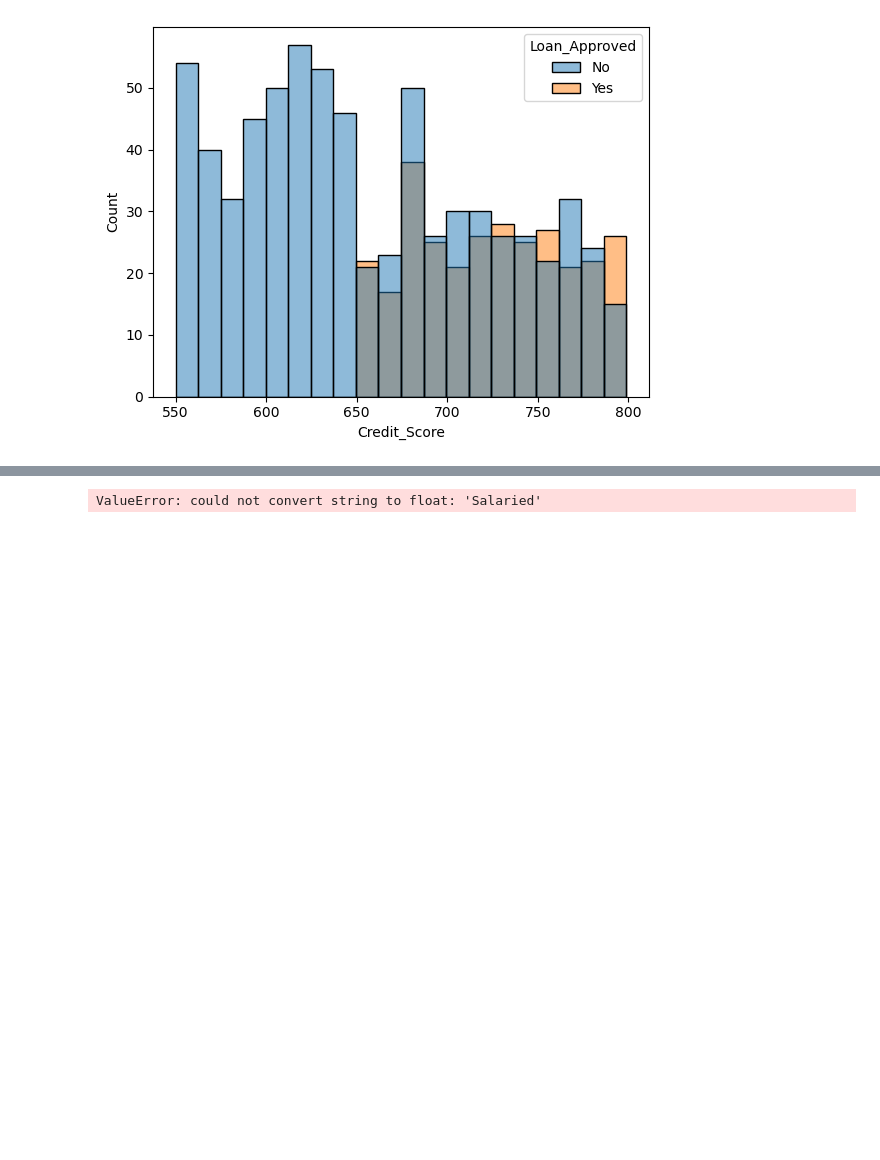
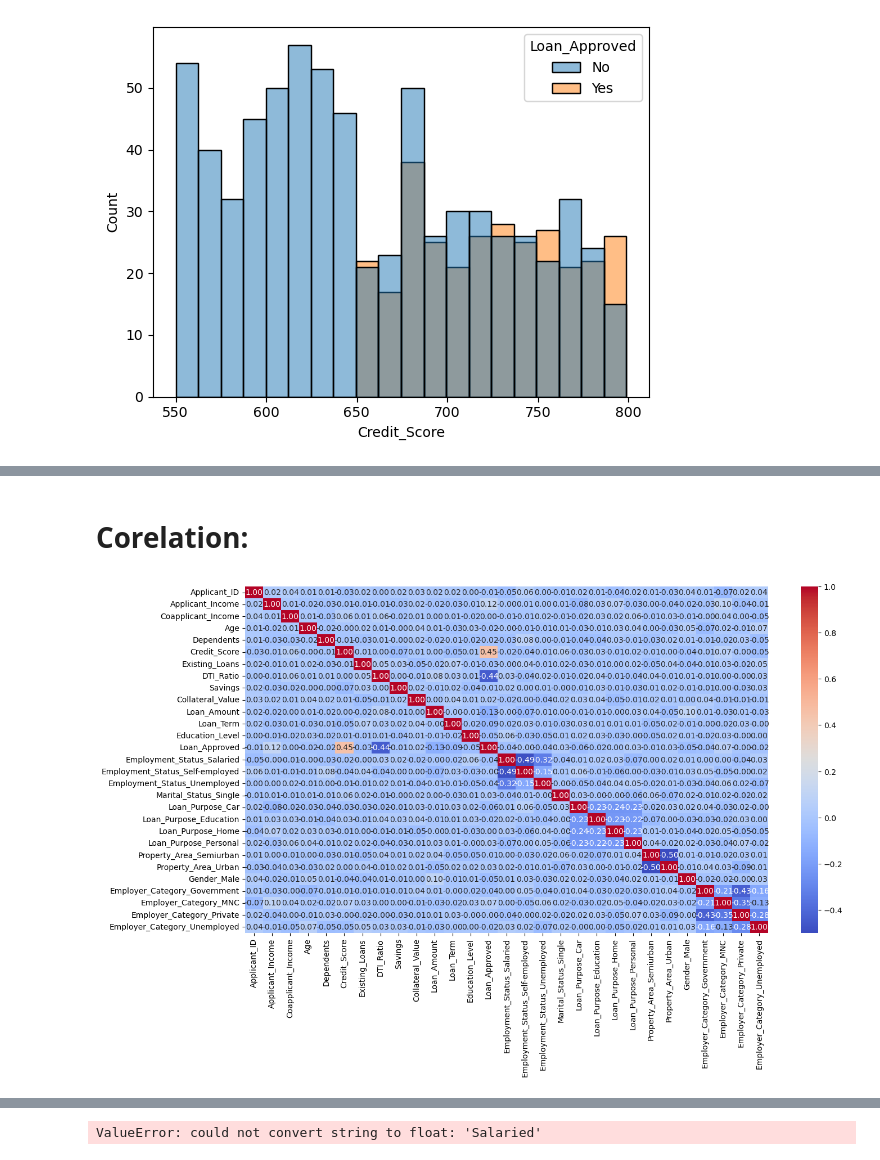
Before and after one commit to Sahil-Pasalkar101/Credit-Wise-Loan-System, a Jupyter notebook: code.ipynb, the cells around one changed output, grey strips where cells are left out. Saved outputs shown, nothing was run; the diff lists cells and outputs as text; code cells hidden in the pictures; blank space fills up the shorter version.

Commit message:
heatmap

```diff
--- a/code.ipynb
+++ b/code.ipynb
@@ -136,0 +139,5 @@ sns.histplot(
+# %%
+from sklearn.preprocessing import LabelEncoder
+Encoder = LabelEncoder()
+data["Education_Level"] = Encoder.fit_transform(data["Education_Level"])
+data["Loan_Approved"] = Encoder.fit_transform(data["Loan_Approved"])
@@ -136,0 +150,17 @@ sns.histplot(
+# %%
+# OneHotEncoder
+from sklearn.preprocessing import OneHotEncoder
+
+ohe_values = ['Employment_Status', 'Marital_Status', 'Loan_Purpose', 'Property_Area', 'Gender', 'Employer_Category']
+
+ohe = OneHotEncoder(drop="first", sparse_output=False, handle_unknown="ignore")
+
+encode_values = ohe.fit_transform(data[ohe_values])
+
+encoded = pd.DataFrame(
+    encode_values,
+    columns=ohe.get_feature_names_out(ohe_values),
+    index=data.index
+)
+# %%
+data = pd.concat([data.drop(ohe_values,axis=1),encoded],axis=1)
@@ -136,0 +187,14 @@ sns.histplot(
+# %% [markdown]
+# Corelation:
+# %%
+num_cols = data.select_dtypes(include=["number"])
+corr_matrix = num_cols.corr()
+plt.figure(figsize=(15,8))
+sns.heatmap(
+    corr_matrix,
+    annot=True,
+    fmt=".2f",
+    cmap="coolwarm"
+);
+# %% [output]
+[figure, added]
```
Also changed, not shown: parts of 7 cells of this notebook.
